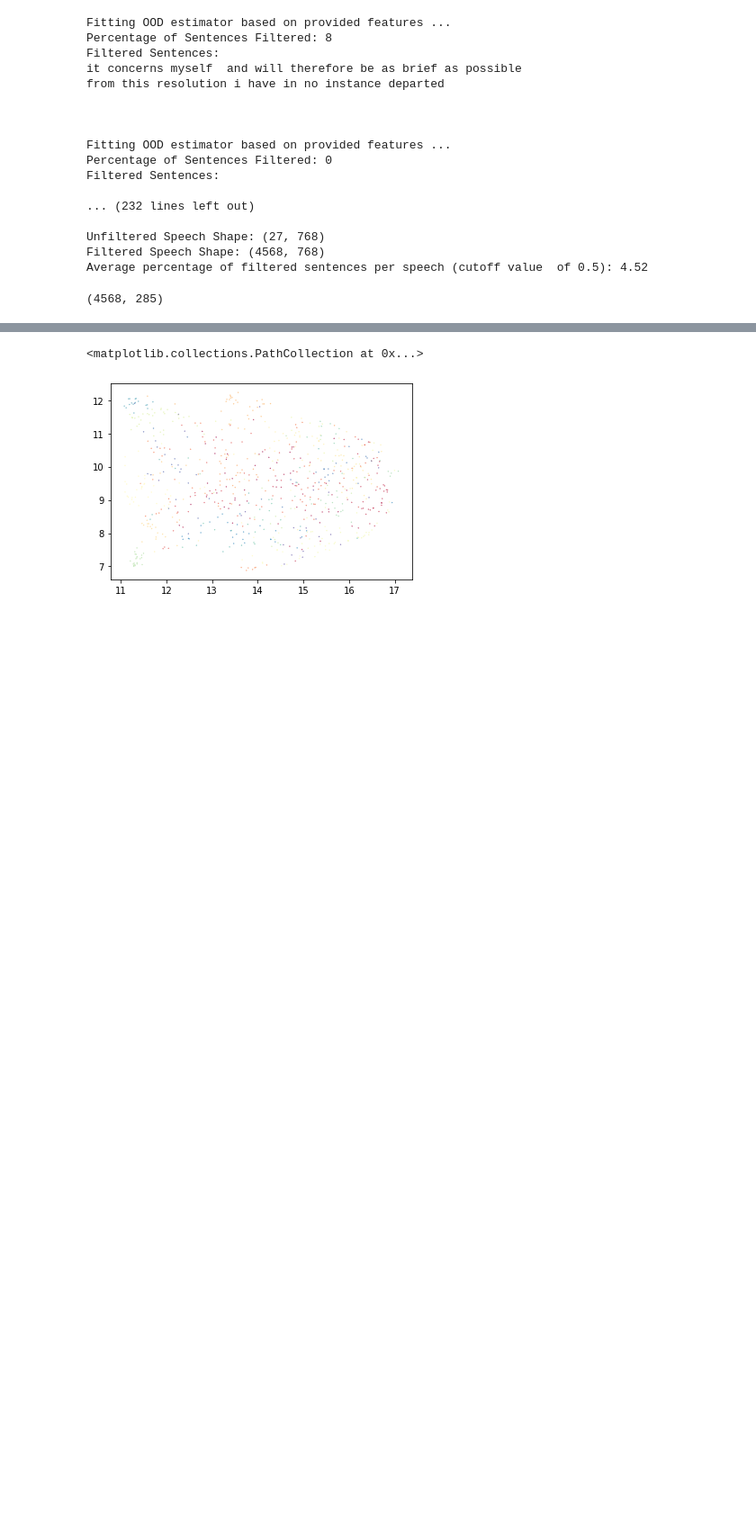
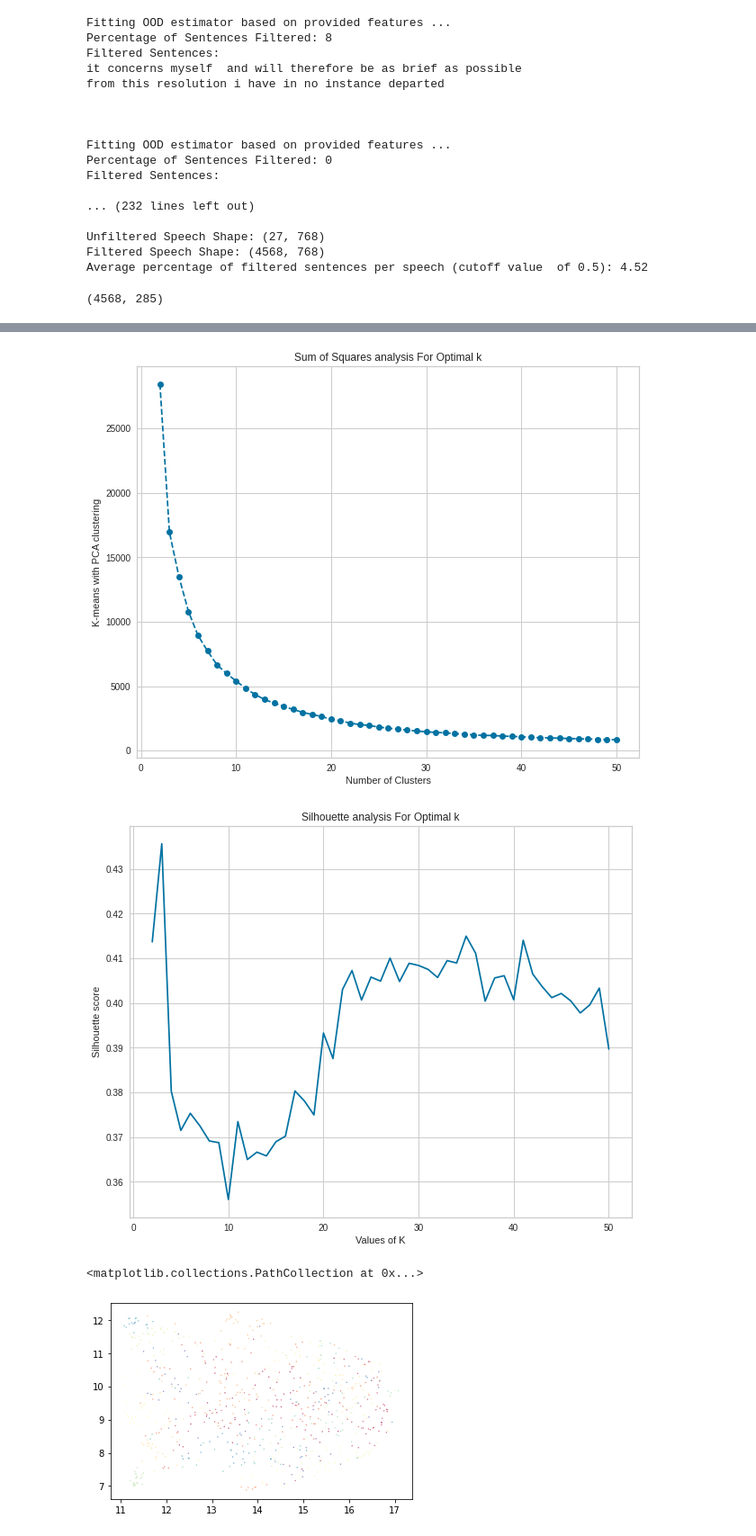
Before and after one commit to yahya010/DocClustering, a Jupyter notebook: Code/ColabRefactor.ipynb, the cells around one changed output, grey strips where cells are left out. Shown at 90% size. Saved outputs shown, nothing was run; the diff lists cells and outputs as text; code cells hidden in the pictures; blank space fills up the shorter version.

Commit message:
Add Silhouette Analysis

```diff
--- a/Code/ColabRefactor.ipynb
+++ b/Code/ColabRefactor.ipynb
@@ -87,6 +91,9 @@ MIN_SPEECH_SENTENCE_COUNT = 10 # 10 sentences needed for cleanlab embedding
 # Cleanlab
 OUTLIER_SCORE_CUTOFF = 0.5
 PRINT_CLEANLAB_ANALYSIS = True
+
+# KMeans
+CLUSTER_RANGE = range(2, 51)
 
 
 ## REF: https://colab.research.google.com/github/gal-a/blog/blob/master/docs/notebooks/nlp/nlp_tf-idf_clustering.ipynb#scrollTo=EbAMAIFFV_xh
@@ -327,3 +334,41 @@ plt.show()
+# %%
+# Uses two metrics (sum of squares and silhouette score) to assist in determining optimal cluster size
+
+def kmeans_optimal_clusters(reduced_embedding, fullTranscripts, cluster_range):
+
+    # Comparison of Within Cluster Sum of Squares (wcss) for different cluster sizes
+    wcss = []
+    silhouette_avg = []
+
+
+    for i in cluster_range:
+        km = KMeans(n_clusters=i, init='k-means++', random_state=42, n_init=10)
+        km.fit(reduced_embedding)
+        wcss.append(km.inertia_)
+        silhouette_avg.append(silhouette_score(reduced_embedding, km.labels_, metric='euclidean', random_state=42))
+
+    # Sum of Squares Plot
+    plt.figure(figsize=(10, 8))
+    plt.plot(cluster_range, wcss, marker='o', linestyle='--')
+    plt.xlabel('Number of Clusters')
+    plt.ylabel('K-means with PCA clustering')
+    plt.title('Sum of Squares Analysis For Optimal Clusters')
+    plt.show()
+
+
+    # Silhouette Plot
+    plt.figure(figsize=(10, 8))
+    plt.plot(cluster_range, silhouette_avg, 'bx-')
+    plt.xlabel('Values of K')
+    plt.ylabel('Silhouette score')
+    plt.title('Silhouette Analysis For Optimal Clusters')
+    plt.show()
+
+
+kmeans_optimal_clusters(sentences_embeddings_reduced, post_cleanlab_speeches, CLUSTER_RANGE)
+# %% [output]
+[figure, added]
+[figure, added]
 # %%
 # Segmentation
 segmentation  = get_optimal_splits(embeddings, p) # Splits.
```
Also changed, not shown: parts of 3 cells of this notebook.
